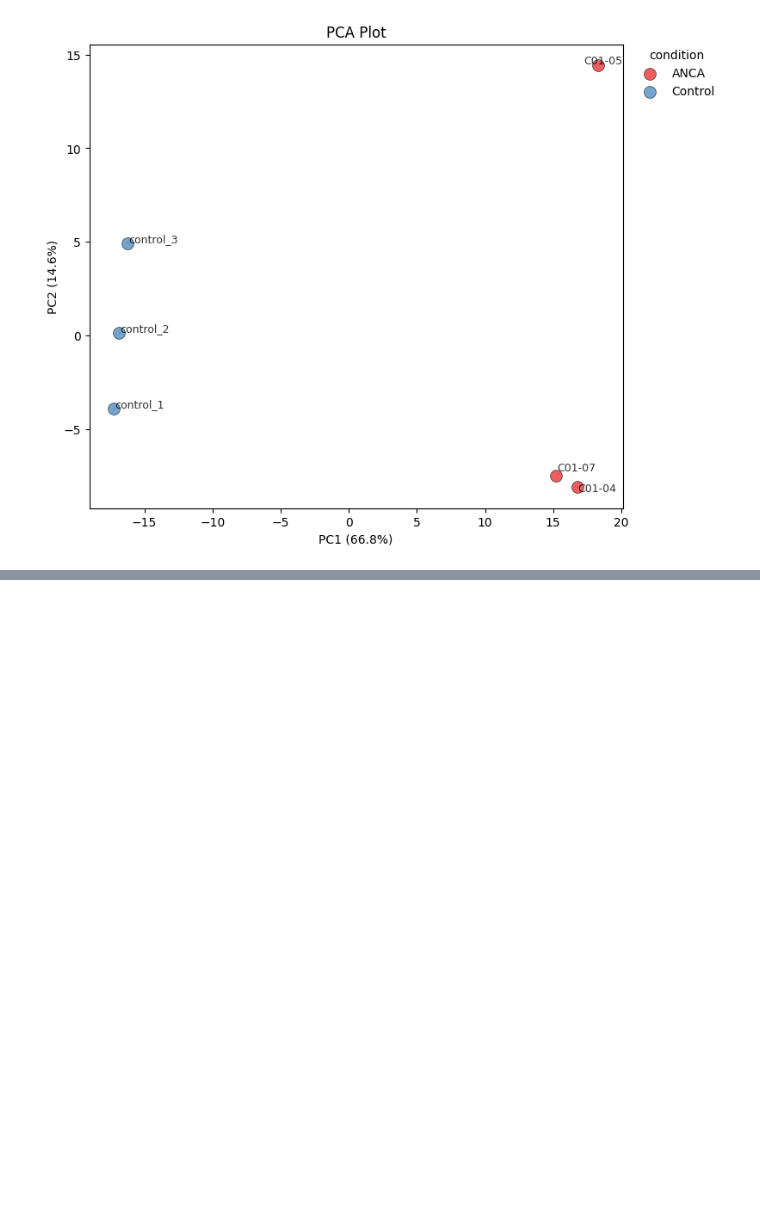
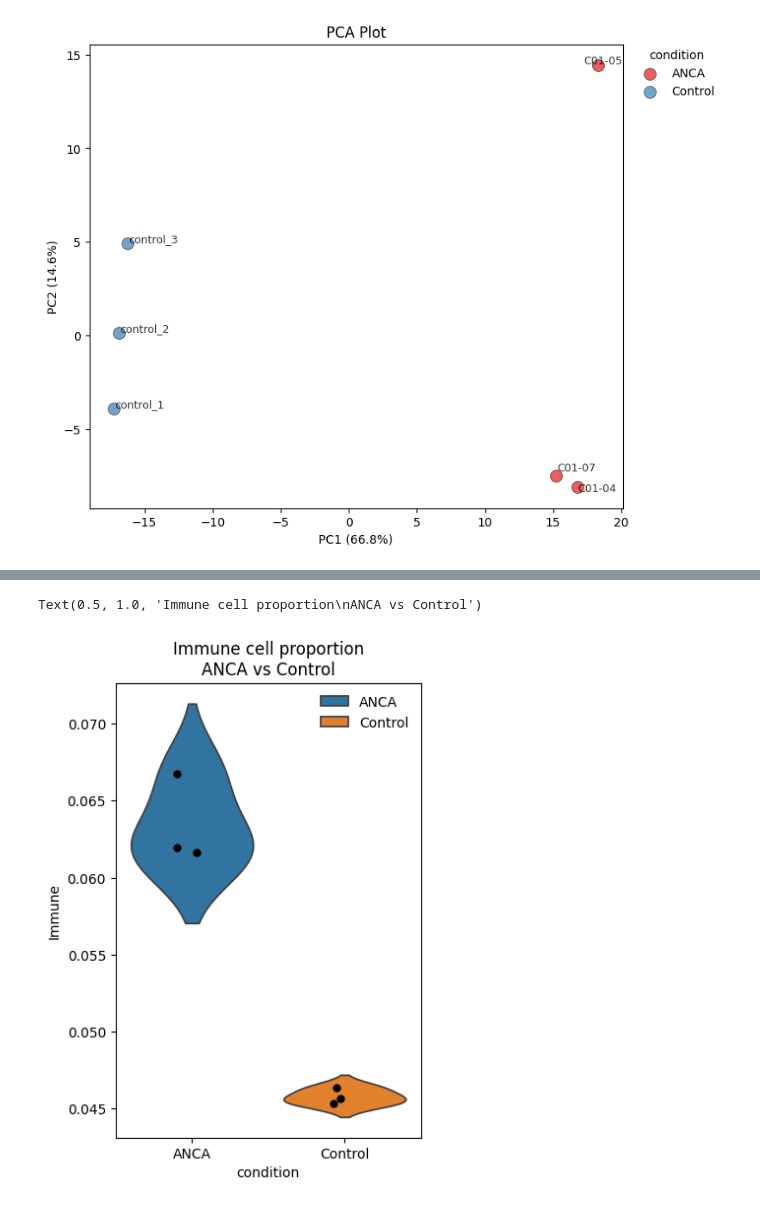
Before and after one commit to harryhaller001/dtangle, a Jupyter notebook: examples/06_tutorial_kidney_single_cell_reference.ipynb, the cells around one changed output, grey strips where cells are left out. Drawn from its saved outputs; the diff is of its cells as text; code cells hidden in the pictures; blank space fills up the shorter version.

```diff
--- a/examples/06_tutorial_kidney_single_cell_reference.ipynb
+++ b/examples/06_tutorial_kidney_single_cell_reference.ipynb
@@ -46,0 +70,28 @@ InvalidIndexError: Reindexing only valid with uniquely valued Index objects
+# %%
+df = pd.DataFrame(adata_mi.obsm["dtangle"]["Immune"])
+df["condition"] = ["ANCA"] * 3 + ["Control"] * 3
+
+fig, ax = plt.subplots(figsize=(4, 6))
+sns.violinplot(
+    data=df,
+    x="condition",
+    y="Immune",
+    hue="condition",
+    inner=None,
+    ax=ax,
+    legend=True,
+)
+sns.stripplot(
+    data=df,
+    x="condition",
+    y="Immune",
+    color="k",
+    size=6,
+    ax=ax,
+)
+legend = ax.legend()
+legend.set_frame_on(False)
+ax.set_title("Immune cell proportion\nANCA vs Control")
+# %% [output]
+Text(0.5, 1.0, 'Immune cell proportion\nANCA vs Control')
+[figure, added]
```
Also changed, not shown: parts of 6 cells of this notebook, 3 other files.
